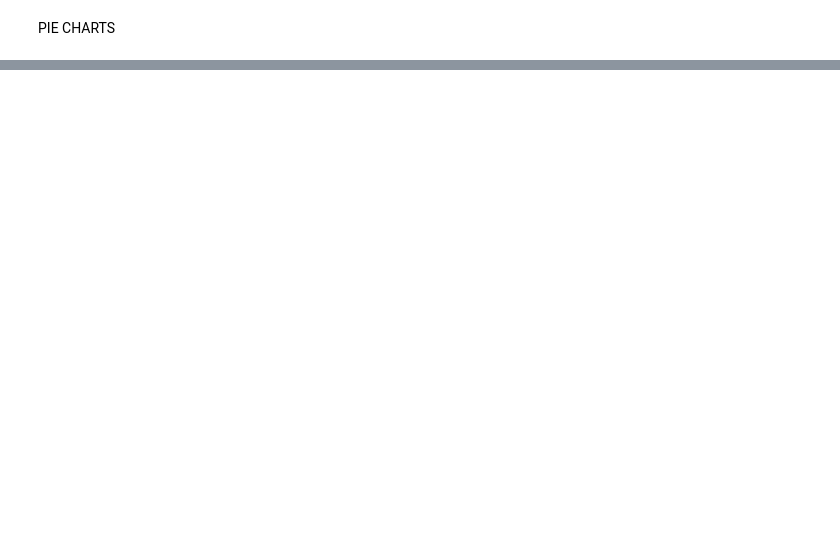
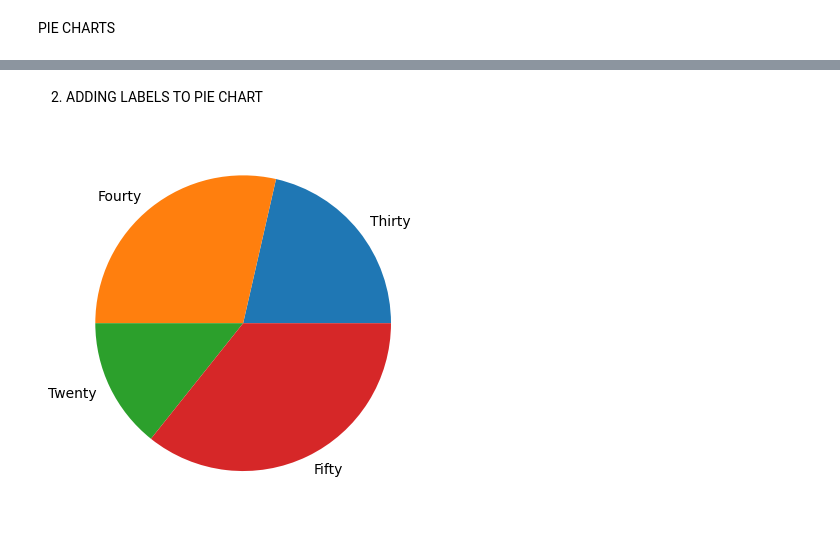
Before and after one commit to Sath2003/DAV, a Jupyter notebook: LABSHEET - 3.ipynb, the cells around one changed output, grey strips where cells are left out. Drawn from its saved outputs; the diff is of its cells as text; code cells hidden in the pictures; blank space fills up the shorter version.

```diff
--- a/LABSHEET - 3.ipynb
+++ b/LABSHEET - 3.ipynb
@@ -12,0 +17,8 @@ slice=[30,40,20,50]
+# %% [markdown]
+2. ADDING LABELS TO PIE CHART
+# %%
+labels = ['Thirty','Fourty','Twenty','Fifty']
+plt.pie(slice, labels = labels)
+plt.show()
+# %% [output]
+[figure, added]
```
Also changed, not shown: parts of 6 cells of this notebook.
